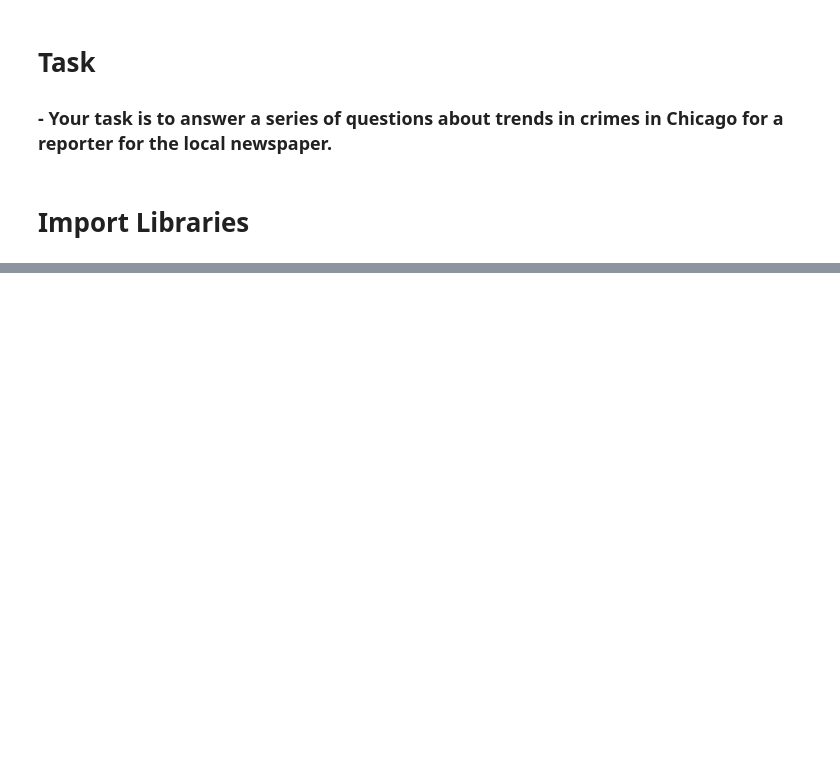
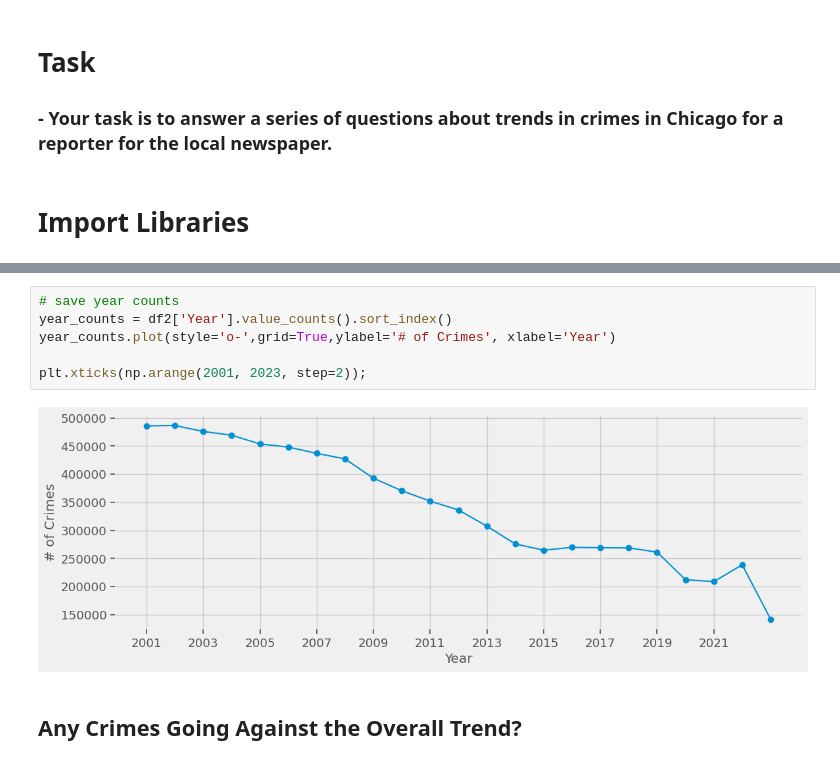
Before and after one commit to tjbingamon/Project-4---Chicago-Crime-Data, a Jupyter notebook: Project 4 Part 1.ipynb, the cells around one changed output, grey strips where cells are left out. Saved outputs shown, nothing was run; the diff lists cells and outputs as text; blank space fills up the shorter version.

```diff
--- a/Project 4 Part 1.ipynb
+++ b/Project 4 Part 1.ipynb
@@ -41,0 +290,10 @@ plt.rcParams['savefig.bbox'] = 'tight'
+# %%
+# save year counts
+year_counts = df2['Year'].value_counts().sort_index()
+year_counts.plot(style='o-',grid=True,ylabel='# of Crimes', xlabel='Year')
+
+plt.xticks(np.arange(2001, 2023, step=2));
+# %% [output]
+[figure, added]
+# %% [markdown]
+## Any Crimes Going Against the Overall Trend?
```
Also changed, not shown: parts of 44 cells of this notebook.
